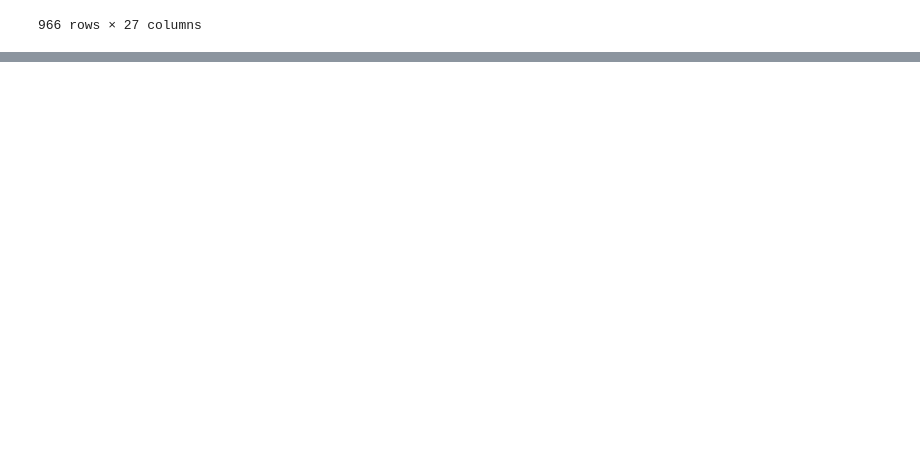
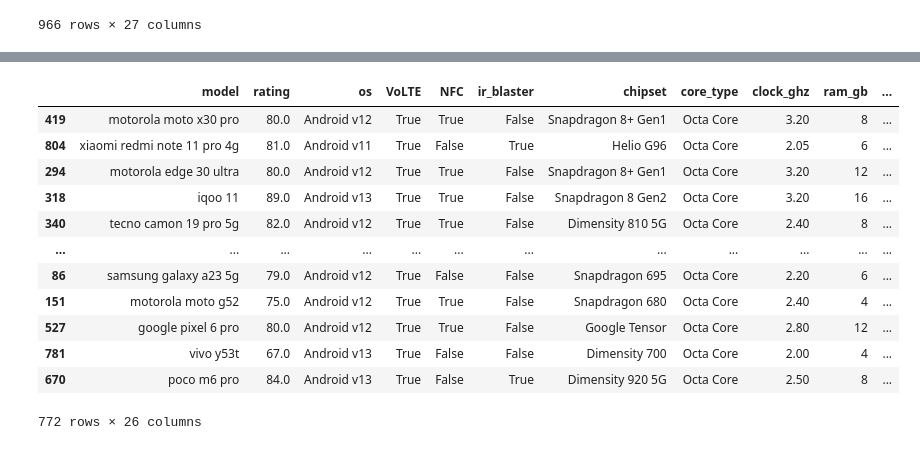
Before and after one commit to KryptoVader/DataScience_Journey, a Jupyter notebook: Analysis/Day3.ipynb, the cells around one changed output, grey strips where cells are left out. Saved outputs shown, nothing was run; the diff lists cells and outputs as text; code cells hidden in the pictures; blank space fills up the shorter version.

Commit message:
Implemented Ordinal Encoder

```diff
--- a/Analysis/Day3.ipynb
+++ b/Analysis/Day3.ipynb
@@ -533,0 +565,6 @@ smart
+# %%
+from sklearn.preprocessing import OrdinalEncoder
+
+oe = OrdinalEncoder(categories=[['Dual', 'Single'], ['5g', '4g']])
+X_train_oe = pd.DataFrame(oe.fit_transform(X_train[['sim_type', 'network_type']]), columns=['sim_type_oe', 'network_type_oe'], index = X_train.index)
+X_train_oe
@@ -533,0 +585,17 @@ smart
+# %%
+X_train_encoded = pd.concat([X_train.drop(columns = ['sim_type', 'network_type']), X_train_oe], axis = 1)
+X_train_encoded
+# %% [output]
+|  | model | rating | os | VoLTE | NFC | ir_blaster | chipset | core_type | clock_ghz | ram_gb | ... |
+| 419 | motorola moto x30 pro | 80.0 | Android v12 | True | True | False | Snapdragon 8+ Gen1 | Octa Core | 3.20 | 8 | ... |
+| 804 | xiaomi redmi note 11 pro 4g | 81.0 | Android v11 | True | False | True | Helio G96 | Octa Core | 2.05 | 6 | ... |
+| 294 | motorola edge 30 ultra | 80.0 | Android v12 | True | True | False | Snapdragon 8+ Gen1 | Octa Core | 3.20 | 12 | ... |
+| 318 | iqoo 11 | 89.0 | Android v13 | True | True | False | Snapdragon 8 Gen2 | Octa Core | 3.20 | 16 | ... |
+| 340 | tecno camon 19 pro 5g | 82.0 | Android v12 | True | True | False | Dimensity 810 5G | Octa Core | 2.40 | 8 | ... |
+| ... | ... | ... | ... | ... | ... | ... | ... | ... | ... | ... | ... |
+| 86 | samsung galaxy a23 5g | 79.0 | Android v12 | True | False | False | Snapdragon 695 | Octa Core | 2.20 | 6 | ... |
+| 151 | motorola moto g52 | 75.0 | Android v12 | True | True | False | Snapdragon 680 | Octa Core | 2.40 | 4 | ... |
+| 527 | google pixel 6 pro | 80.0 | Android v12 | True | True | False | Google Tensor | Octa Core | 2.80 | 12 | ... |
+| 781 | vivo y53t | 67.0 | Android v13 | True | False | False | Dimensity 700 | Octa Core | 2.00 | 4 | ... |
+| 670 | poco m6 pro | 84.0 | Android v13 | True | False | True | Dimensity 920 5G | Octa Core | 2.50 | 8 | ... |
+772 rows × 26 columns
```
Also changed, not shown: parts of 8 cells of this notebook.
